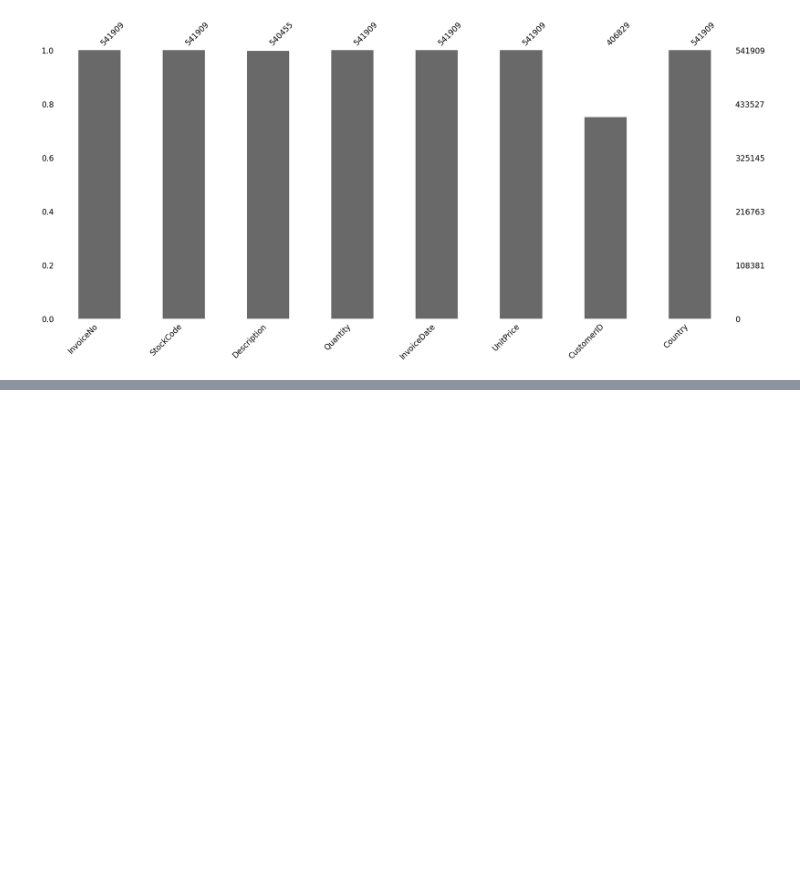
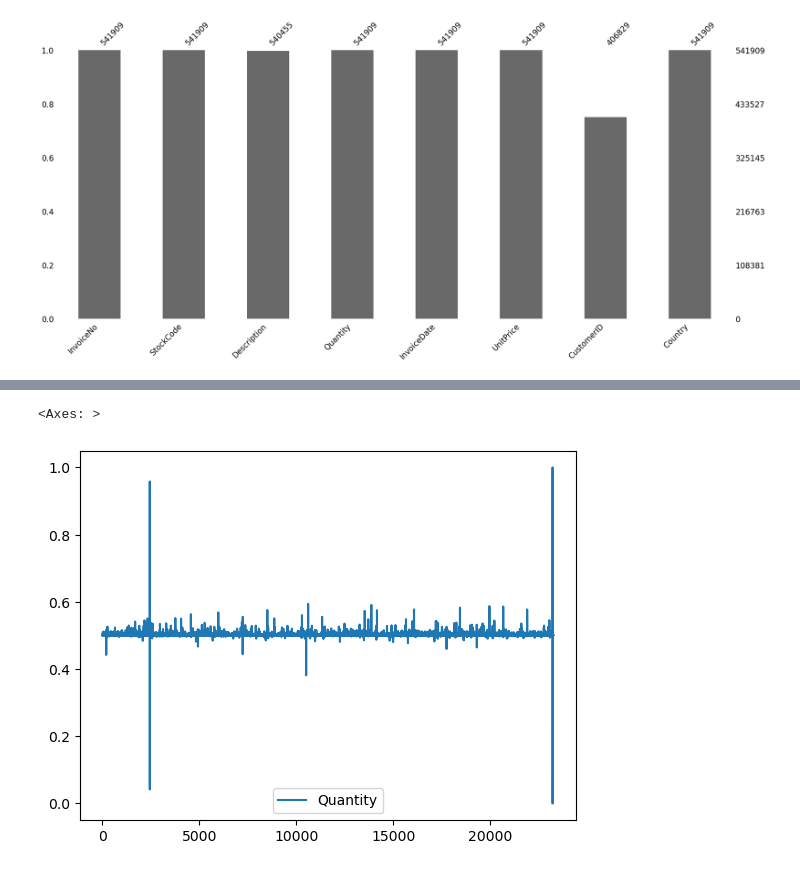
Before and after one commit to Murdock135/neural-nets-at-mizzou, a Jupyter notebook: ECE_8770/project_2/notebooks/preprocessing.ipynb, the cells around one changed output, grey strips where cells are left out. Drawn from its saved outputs; the diff is of its cells as text; code cells hidden in the pictures; blank space fills up the shorter version.

Commit message:
Everything works now. Additionally, the msft dataset has been scaled

```diff
--- a/ECE_8770/project_2/notebooks/preprocessing.ipynb
+++ b/ECE_8770/project_2/notebooks/preprocessing.ipynb
@@ -56,2 +37,3 @@ We'll use only the first 10 products
 # %%
 quantity_per_time_data = data.groupby('InvoiceDate')['Quantity'].sum()
+quantity_per_time_data = pd.DataFrame(quantity_per_time_data)
@@ -57,0 +44,4 @@ quantity_per_time_data = data.groupby('InvoiceDate')['Quantity'].sum()
+# %%
+scaler = MinMaxScaler()
+
+quantity_per_time_data_SCALED = pd.DataFrame(scaler.fit_transform(quantity_per_time_data), columns=['Quantity'])
@@ -57,0 +64,5 @@ quantity_per_time_data = data.groupby('InvoiceDate')['Quantity'].sum()
+# %%
+quantity_per_time_data_SCALED.plot()
+# %% [output]
+<Axes: >
+[figure, added]
```
Also changed, not shown: parts of 12 cells of this notebook, 6 other files.
